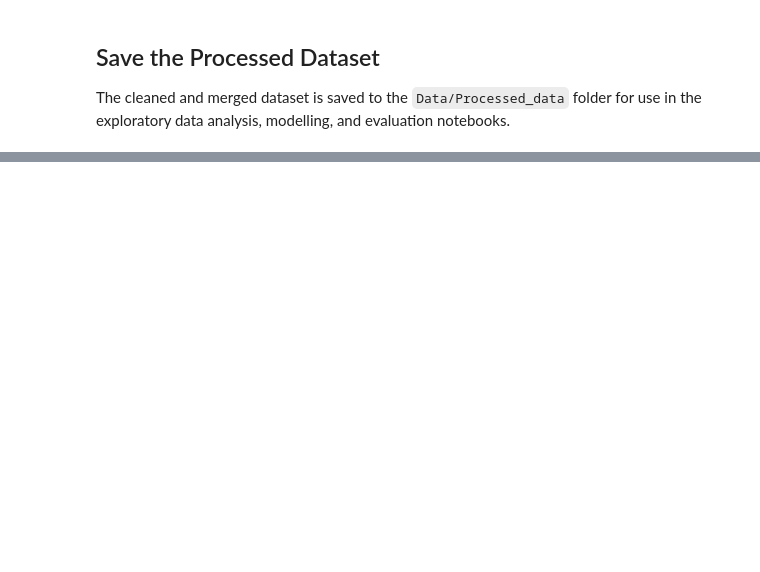
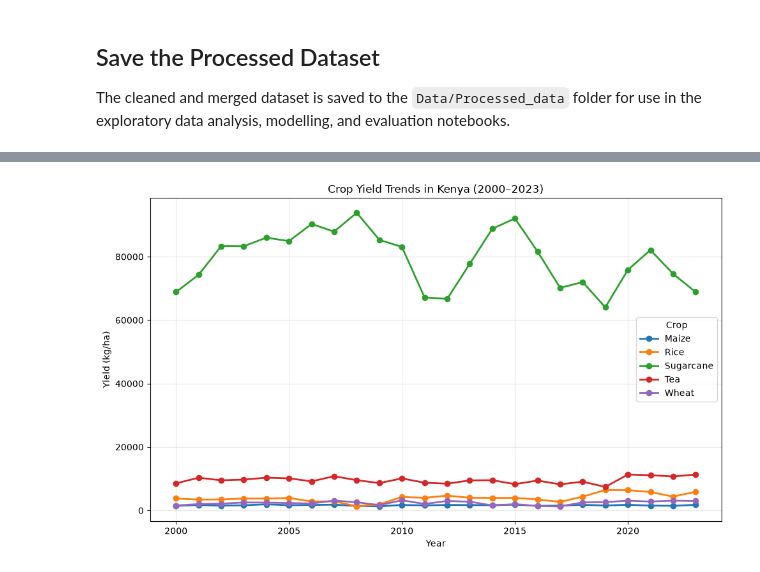
Before and after one commit to IyvonneAyoyi/Crop-Yield-Prediction-Kenya, a Jupyter notebook: notebooks/01_EDA.ipynb, the cells around one changed output, grey strips where cells are left out. Cells and saved outputs as stored; diff of their text form; code cells hidden in the pictures; blank space fills up the shorter version.

```diff
--- a/notebooks/01_EDA.ipynb
+++ b/notebooks/01_EDA.ipynb
@@ -391,0 +395,8 @@ print(f"Location: {output_path}")
+# %%
+# Verify the saved dataset
+
+processed_df = pd.read_csv("../Data/Processed_data/Crop_Yield_Kenya.csv")
+
+print(processed_df.shape)
+
+processed_df.head()
@@ -391,0 +565,36 @@ print(f"Location: {output_path}")
+# %%
+# Plot crop yield trends over time
+
+plt.figure(figsize=(10, 6))
+
+for crop_name in processed_df["Crop"].unique():
+
+    crop_data = processed_df[processed_df["Crop"] == crop_name]
+
+    plt.plot(
+        crop_data["Year"],
+        crop_data["Yield_kg_per_ha"],
+        marker="o",
+        linewidth=2,
+        label=crop_name
+    )
+
+plt.title("Crop Yield Trends in Kenya (2000–2023)")
+plt.xlabel("Year")
+plt.ylabel("Yield (kg/ha)")
+
+plt.legend(title="Crop")
+plt.grid(alpha=0.3)
+
+plt.tight_layout()
+
+# Save the figure
+plt.savefig(
+    "../figures/yield_trends.png",
+    dpi=300,
+    bbox_inches="tight"
+)
+
+plt.show()
+# %% [output]
+[figure, added]
```
Also changed, not shown: parts of 57 cells of this notebook, 15 other files.
